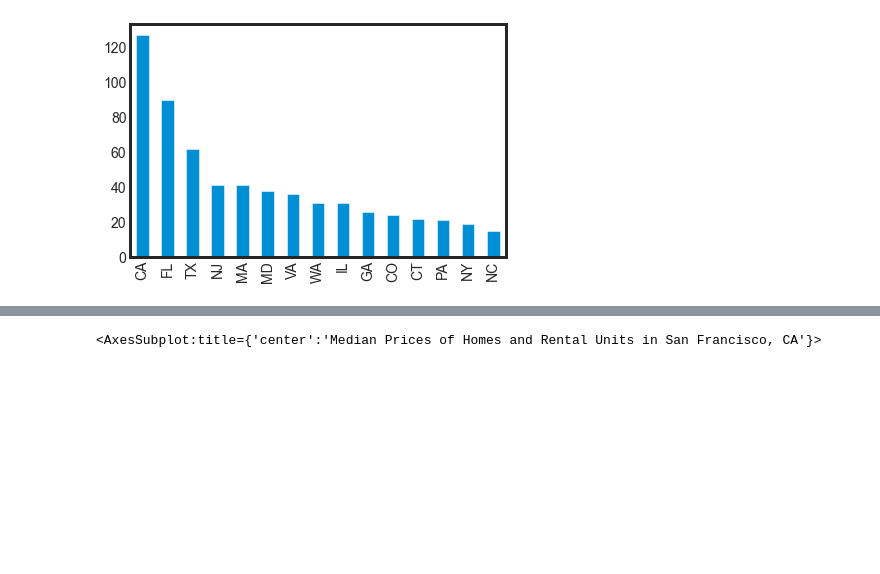
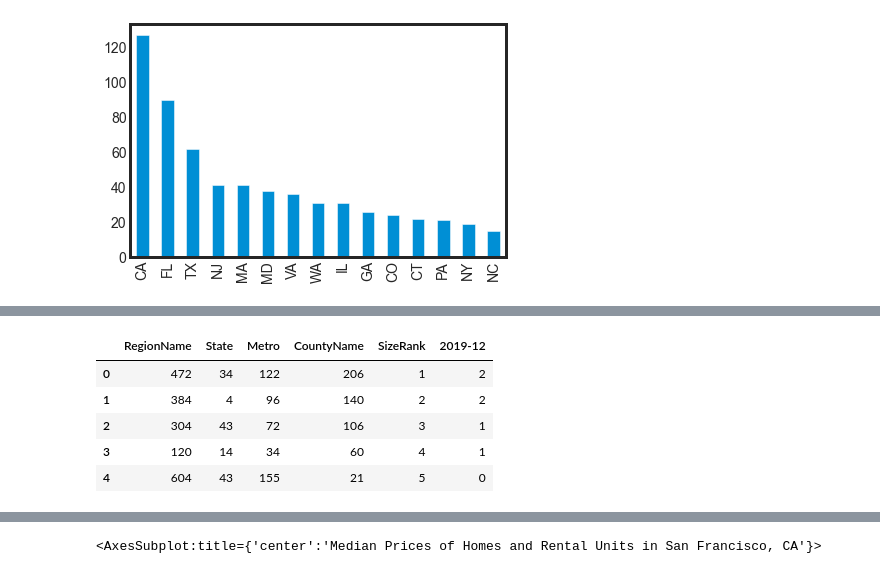
Before and after one commit to edtsoi430/05839-final-project, a Jupyter notebook: eda.ipynb, the cells around one changed output, grey strips where cells are left out. Saved outputs shown, nothing was run; the diff lists cells and outputs as text; code cells hidden in the pictures; blank space fills up the shorter version.

```diff
--- a/eda.ipynb
+++ b/eda.ipynb
@@ -132,0 +153,11 @@ one_bed['State'].value_counts().head(15).plot.bar()
+# %%
+# we can also try convert price into different categories (0-1000, 1000-2000, 2000-3000, >3000)
+one_bed_latest['2019-12'] = pd.cut(one_bed['2019-12'], bins=[0, 1000, 2000, 3000, 10000], labels=[0,1,2,3])
+one_bed_latest.head()
+# %% [output]
+|  | RegionName | State | Metro | CountyName | SizeRank | 2019-12 |
+| 0 | 472 | 34 | 122 | 206 | 1 | 2 |
+| 1 | 384 | 4 | 96 | 140 | 2 | 2 |
+| 2 | 304 | 43 | 72 | 106 | 3 | 1 |
+| 3 | 120 | 14 | 34 | 60 | 4 | 1 |
+| 4 | 604 | 43 | 155 | 21 | 5 | 0 |
```
Also changed, not shown: parts of 9 cells of this notebook.
